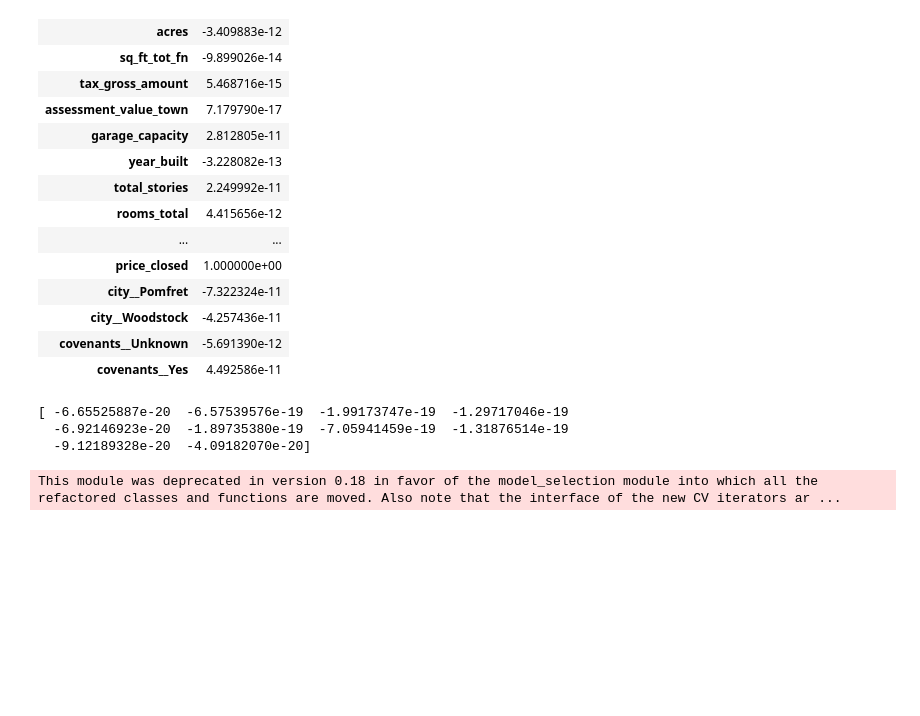
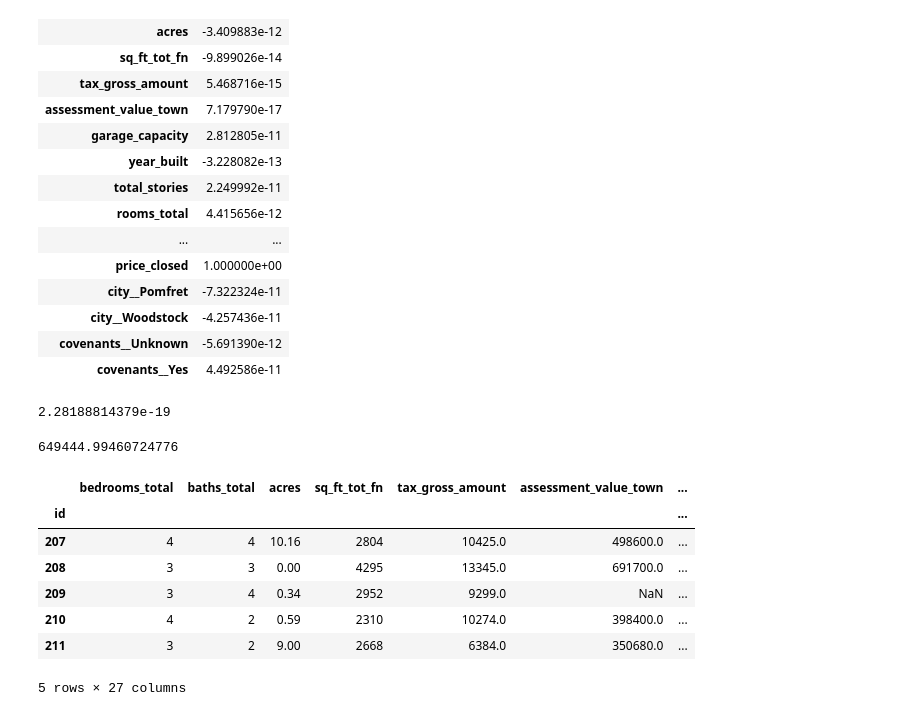
Before and after one commit to minhchan11/GA-Capstone-RealEstate, a Jupyter notebook: notebooks/real-estate-vermont-eda.ipynb, the cells around one changed output. Drawn from its saved outputs; the diff is of its cells as text; code cells hidden in the pictures; blank space fills up the shorter version.

```diff
--- a/notebooks/real-estate-vermont-eda.ipynb
+++ b/notebooks/real-estate-vermont-eda.ipynb
@@ -405,9 +405,24 @@ df
 # %%
 from sklearn.cross_validation import cross_val_score
 mse_scores = cross_val_score(lm, X, y, cv=10, scoring='neg_mean_squared_error')
-print (mse_scores).mean())
+print ((-mse_scores).mean())
 # %% [output]
-[ -6.65525887e-20  -6.57539576e-19  -1.99173747e-19  -1.29717046e-19
-  -6.92146923e-20  -1.89735380e-19  -7.05941459e-19  -1.31876514e-19
-  -9.12189328e-20  -4.09182070e-20]
+2.28188814379e-19
-This module was deprecated in version 0.18 in favor of the model_selection module into which all the refactored classes and functions are moved. Also note that the interface of the new CV iterators ar ...
+# %%
+y_null = np.zeros_like(y_test, dtype=float)
+y_null.fill(y_test.mean())
+np.sqrt(metrics.mean_squared_error(y_test, y_null))
+# %% [output]
+649444.99460724776
+# %%
+df2 = pd.read_csv('../data/test.csv', index_col='id')
+df2.head()
+# %% [output]
+|  | bedrooms_total | baths_total | acres | sq_ft_tot_fn | tax_gross_amount | assessment_value_town | ... |
+| id |  |  |  |  |  |  | ... |
+| 207 | 4 | 4 | 10.16 | 2804 | 10425.0 | 498600.0 | ... |
+| 208 | 3 | 3 | 0.00 | 4295 | 13345.0 | 691700.0 | ... |
+| 209 | 3 | 4 | 0.34 | 2952 | 9299.0 | NaN | ... |
+| 210 | 4 | 2 | 0.59 | 2310 | 10274.0 | 398400.0 | ... |
+| 211 | 3 | 2 | 9.00 | 2668 | 6384.0 | 350680.0 | ... |
+5 rows × 27 columns
```
Also changed, not shown: parts of 6 cells of this notebook, 12 other files.
